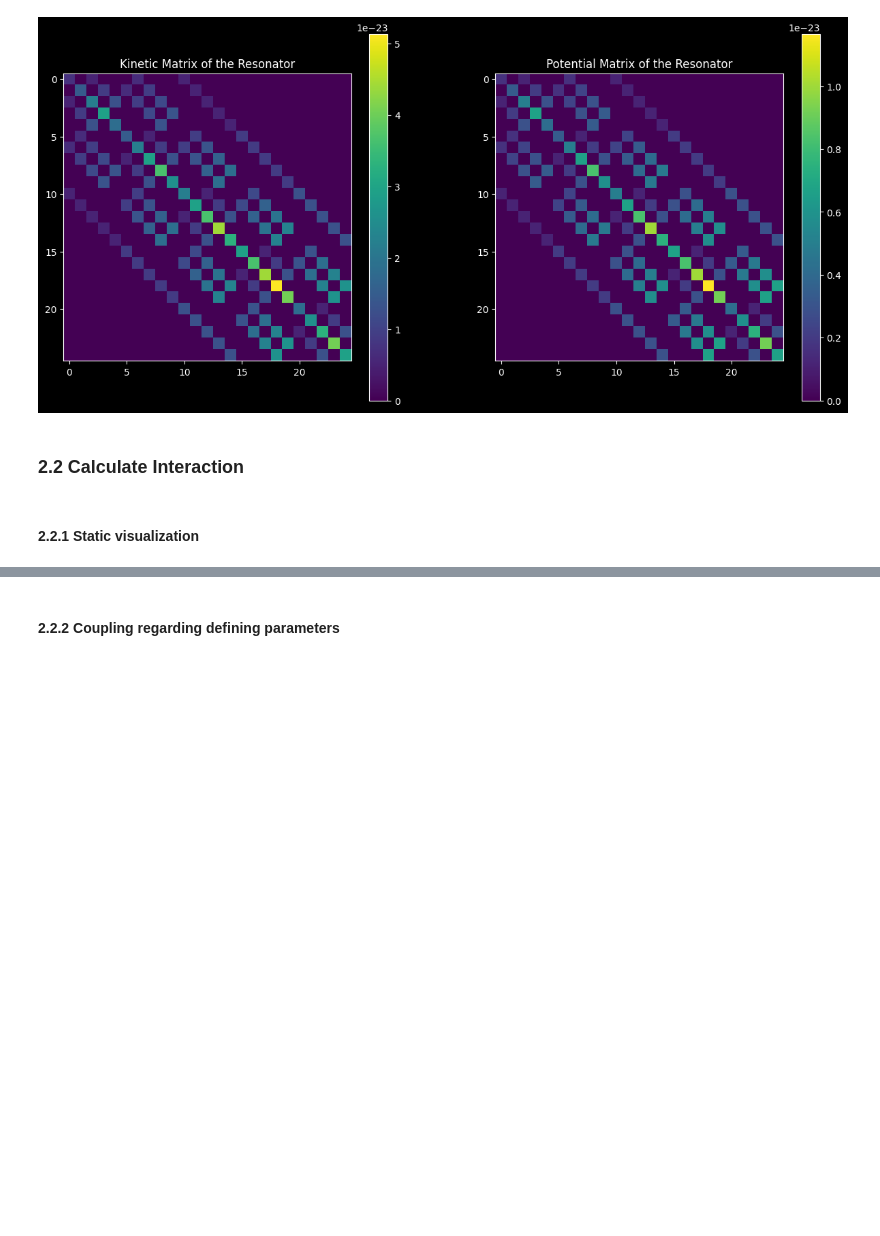
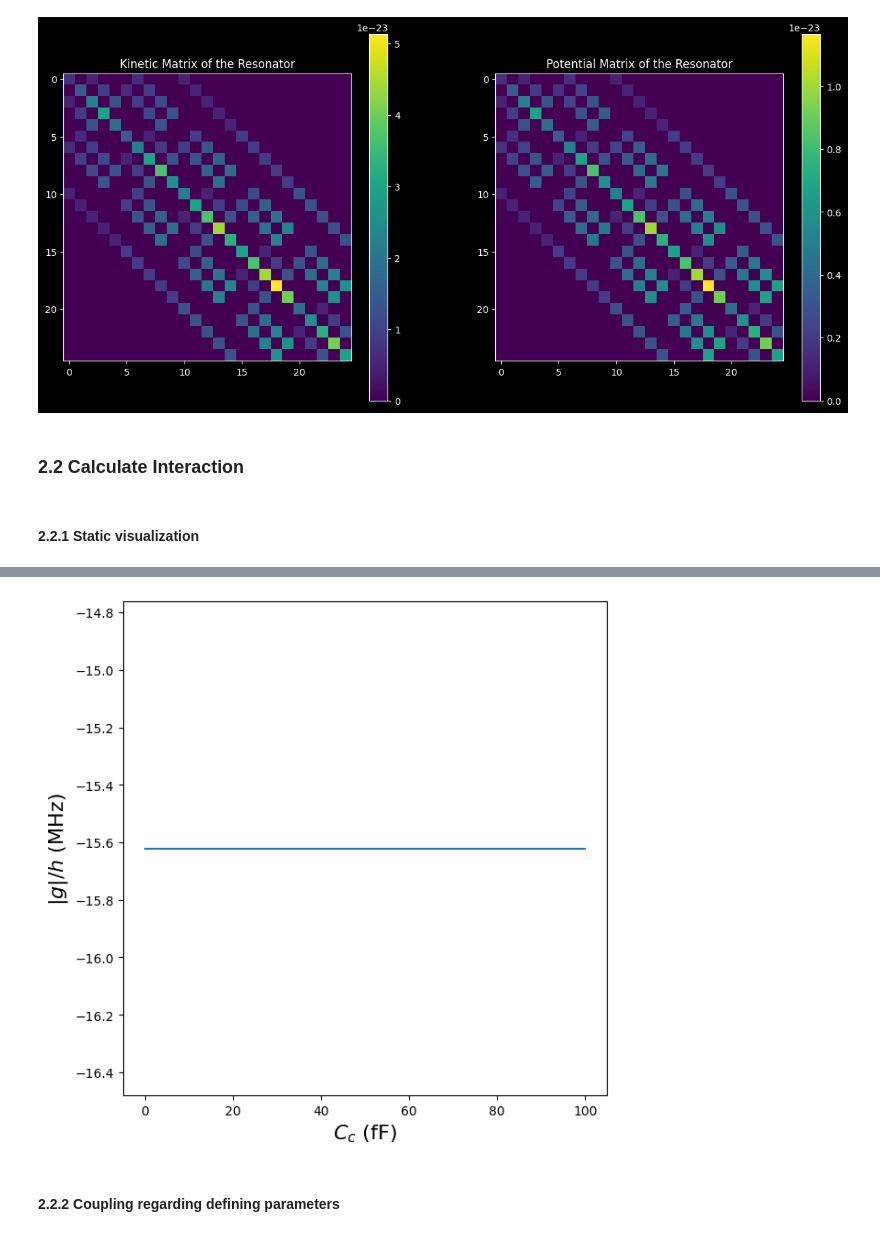
Before and after one commit to balerat/Master-thesis---Superconducting-circuit-analysis, a Jupyter notebook: main/Resonator Coupling.ipynb, the cells around one changed output, grey strips where cells are left out. Saved outputs shown, nothing was run; the diff lists cells and outputs as text; code cells hidden in the pictures; blank space fills up the shorter version.

```diff
--- a/main/Resonator Coupling.ipynb
+++ b/main/Resonator Coupling.ipynb
@@ -255,2 +264,28 @@ ng:    0
+# %%
+Ccs = np.linspace(0, 10e-14, 100)
+
+fig_data_gparr = []
+fig_data_gperp = []
+
+for Cc in tqdm(Ccs):
+    system_2.Cc1 = Cc
+
+    # Full Hamiltonina Approach
+    g_parr = system_2.get_J(update=True)
+    fig_data_gparr.append(g_parr)
+
+pparam = dict(xlabel='$C_c$ (fF)', ylabel='$| g | / h$ (MHz)')
+
+with plt.style.context([]):
+    fig = plt.figure(figsize=(15,7))
+    ax1 = fig.add_subplot(121)
+    ax1.plot([val * 1e15 for val in Ccs], [-2* np.real(J_matrix[0,0]) * 1e-6 / constants.h for g_parr in fig_data_gparr])
+    ax1.set(**pparam)
+    ax1.xaxis.label.set_size(16)
+    ax1.yaxis.label.set_size(16)
+
+    plt.show()
+# %% [output]
+[figure, added]
 # %% [markdown]
 #### 2.2.2 Coupling regarding defining parameters
```
Also changed, not shown: parts of 2 cells of this notebook, 5 other files.
